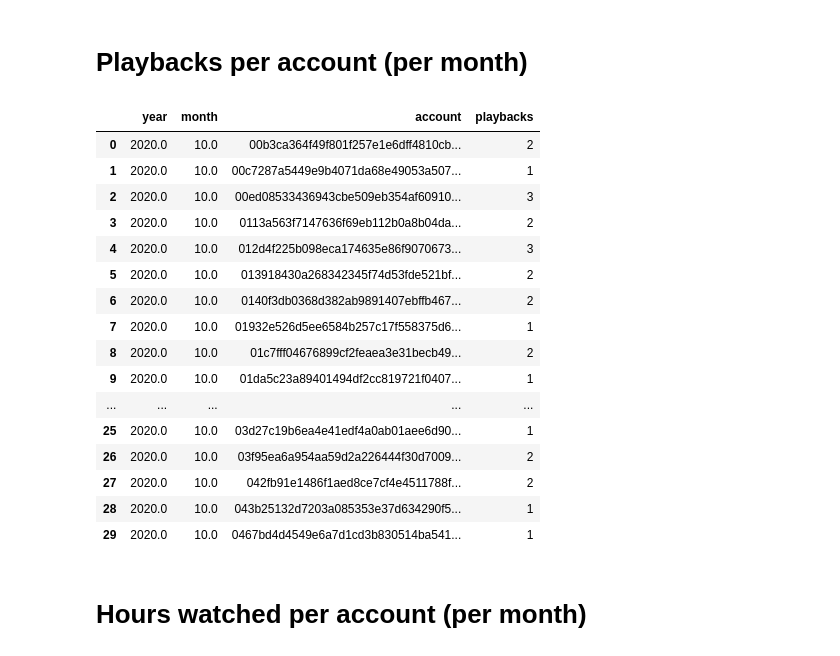
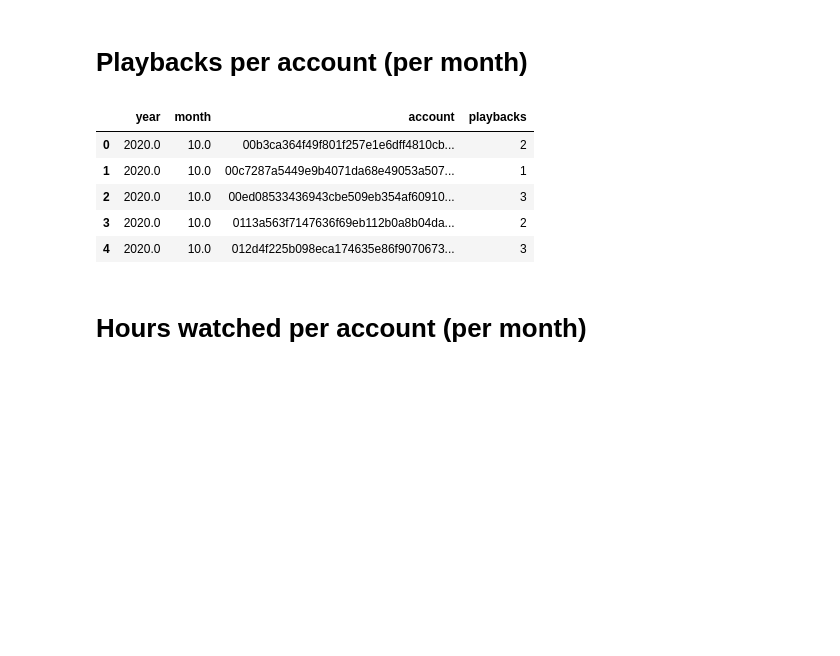
Before and after one commit to elisicke/Data-Analyst-Capstone-Project, a Jupyter notebook: EDA_phillipp.ipynb, the cells around one changed output. Drawn from its saved outputs; the diff is of its cells as text; code cells hidden in the pictures; blank space fills up the shorter version.

Commit message:
added todos

```diff
--- a/EDA_phillipp.ipynb
+++ b/EDA_phillipp.ipynb
@@ -235,25 +245,17 @@ sf.get_dataframe(f' SELECT EXTRACT(year FROM date_start) as year, EXTRACT(month
 # %% [markdown]
 # Playbacks per account (per month)
 # %%
-sf.get_dataframe(f' SELECT EXTRACT(year FROM date_start) as year, EXTRACT(month FROM date_start) as month, playbacks.account_key as account, COUNT(*) as playbacks FROM {schema}.playbacks INNER JOIN {schema}.accounts on {schema}.playbacks.account_key = {schema}.accounts.account_key GROUP BY playbacks.account_key, year, month ORDER BY year, month').head(30)
+sf.get_dataframe(f' SELECT EXTRACT(year FROM date_start) as year, EXTRACT(month FROM date_start) as month, playbacks.account_key as account, COUNT(*) as playbacks FROM {schema}.playbacks INNER JOIN {schema}.accounts on {schema}.playbacks.account_key = {schema}.accounts.account_key GROUP BY playbacks.account_key, year, month ORDER BY year, month').head()
+#TODO average per month per account
+#TODO COUNT of playbacks per subscription_type
+#TODO playback as x-axis bar chart
 # %% [output]
 |  | year | month | account | playbacks |
 | 0 | 2020.0 | 10.0 | 00b3ca364f49f801f257e1e6dff4810cb... | 2 |
 | 1 | 2020.0 | 10.0 | 00c7287a5449e9b4071da68e49053a507... | 1 |
 | 2 | 2020.0 | 10.0 | 00ed08533436943cbe509eb354af60910... | 3 |
 | 3 | 2020.0 | 10.0 | 0113a563f7147636f69eb112b0a8b04da... | 2 |
 | 4 | 2020.0 | 10.0 | 012d4f225b098eca174635e86f9070673... | 3 |
-| 5 | 2020.0 | 10.0 | 013918430a268342345f74d53fde521bf... | 2 |
-| 6 | 2020.0 | 10.0 | 0140f3db0368d382ab9891407ebffb467... | 2 |
-| 7 | 2020.0 | 10.0 | 01932e526d5ee6584b257c17f558375d6... | 1 |
-| 8 | 2020.0 | 10.0 | 01c7fff04676899cf2feaea3e31becb49... | 2 |
-| 9 | 2020.0 | 10.0 | 01da5c23a89401494df2cc819721f0407... | 1 |
-| ... | ... | ... | ... | ... |
-| 25 | 2020.0 | 10.0 | 03d27c19b6ea4e41edf4a0ab01aee6d90... | 1 |
-| 26 | 2020.0 | 10.0 | 03f95ea6a954aa59d2a226444f30d7009... | 2 |
-| 27 | 2020.0 | 10.0 | 042fb91e1486f1aed8ce7cf4e4511788f... | 2 |
-| 28 | 2020.0 | 10.0 | 043b25132d7203a085353e37d634290f5... | 1 |
-| 29 | 2020.0 | 10.0 | 0467bd4d4549e6a7d1cd3b830514ba541... | 1 |
 # %% [markdown]
 # Hours watched per account (per month)
 # %%
```
Also changed, not shown: parts of 6 cells of this notebook.
